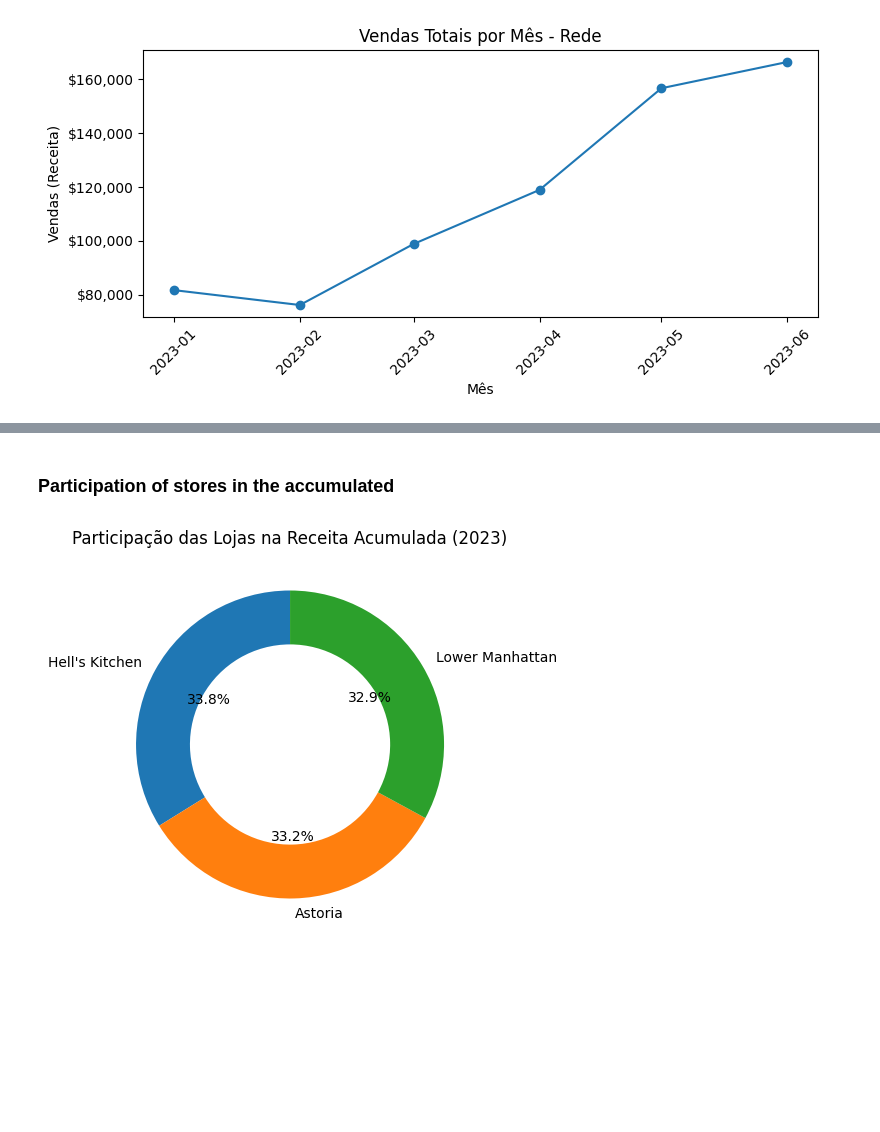
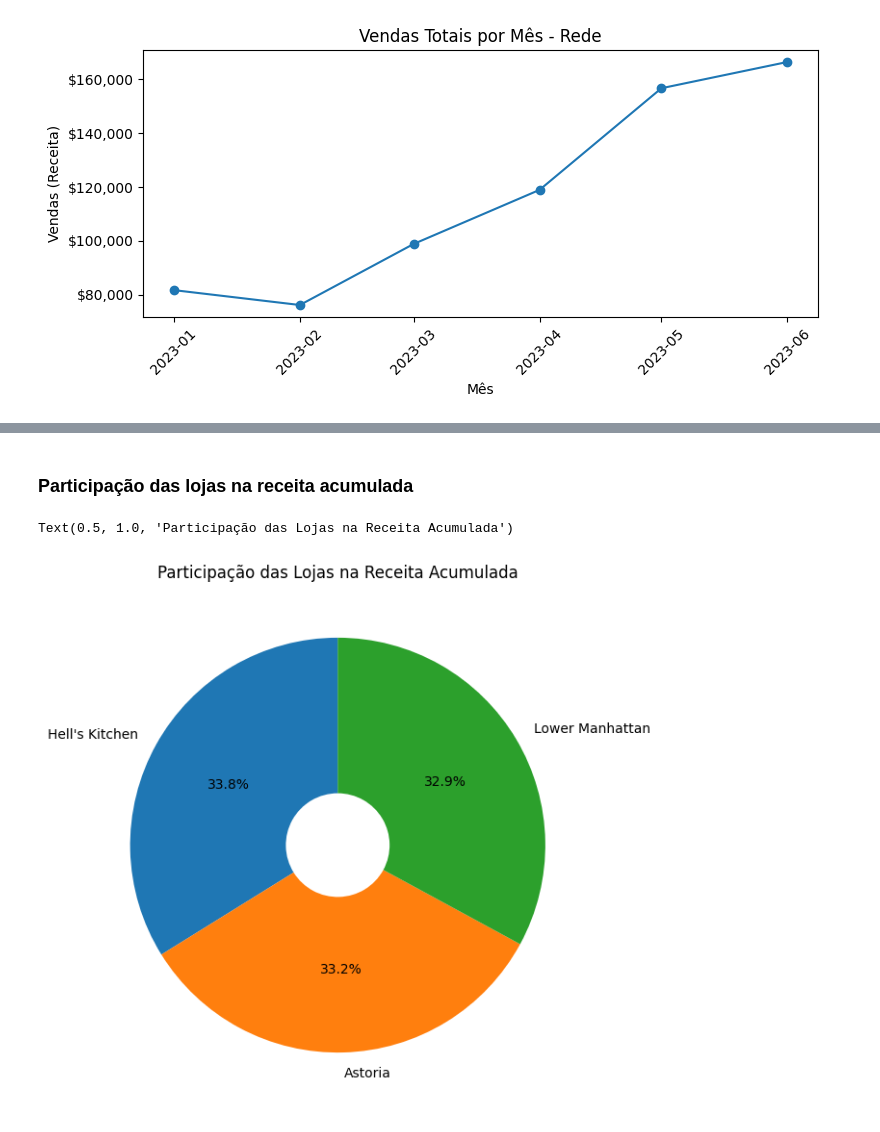
Before and after one commit to frpbotero/Vizualization_pos, a Jupyter notebook: project.ipynb, the cells around one changed output, grey strips where cells are left out. Cells and saved outputs as stored; diff of their text form; code cells hidden in the pictures; blank space fills up the shorter version.

```diff
--- a/project.ipynb
+++ b/project.ipynb
@@ -14,3 +13,14 @@ Requirement already satisfied: et-xmlfile in ./venv/lib/python3.12/site-packages
 # %%
-df = pd.read_excel("archive/coffee_sales.xlsx")
+df = pd.read_excel("datasets/coffee_sales.xlsx")
+
+# Criando nova coluna
+df["total_revenue"] = df["transaction_qty"] * df["unit_price"]
 df.head()
+
+# Transformando data para tipo BR
+df['transaction_date'] = pd.to_datetime(
+    df['transaction_date'],
+    errors='coerce',
+    dayfirst=True,
+    infer_datetime_format=True
+)
@@ -205,31 +200,17 @@ plt.show()
 # %% [markdown]
-### Participation of stores in the accumulated
+### Participação das lojas na receita acumulada
 # %%
-# Carregando o dataset e criando a coluna 'sales'
-df_clean = df.copy()
-df_clean["sales"] = df_clean["transaction_qty"] * df_clean["unit_price"]
+fig, ax = plt.subplots(figsize=(7, 7))
 
-METRIC = "sales"
-
-store_total = (
-    df_clean.groupby("store_location")[METRIC]
-      .sum()
-      .sort_values(ascending=False)
-      .reset_index()
+ax.pie(
+    loja_total[METRIC],
+    labels=loja_total["store_location"],
+    autopct="%1.1f%%",
+    startangle=90,
+    wedgeprops={"width": 0.75}
 )
 
-fig, ax = plt.subplots(figsize=(5, 5))
-
-# store_total já ordenado do passo anterior
-ax.pie(
-    store_total[METRIC],
-    labels=store_total["store_location"],
-    autopct="%1.1f%%",           # ex.: 34.7%
-    startangle=90,
-    wedgeprops={"width": 0.35}   # donut – anel interno vazado
-)
-
-ax.set_title("Participação das Lojas na Receita Acumulada (2023)")
-plt.savefig("participacao_lojas.png")
+ax.set_title("Participação das Lojas na Receita Acumulada")
 # %% [output]
+Text(0.5, 1.0, 'Participação das Lojas na Receita Acumulada')
-[figure, old version]
+[figure, new version]
```
Also changed, not shown: parts of 22 cells of this notebook, 2 other files.
